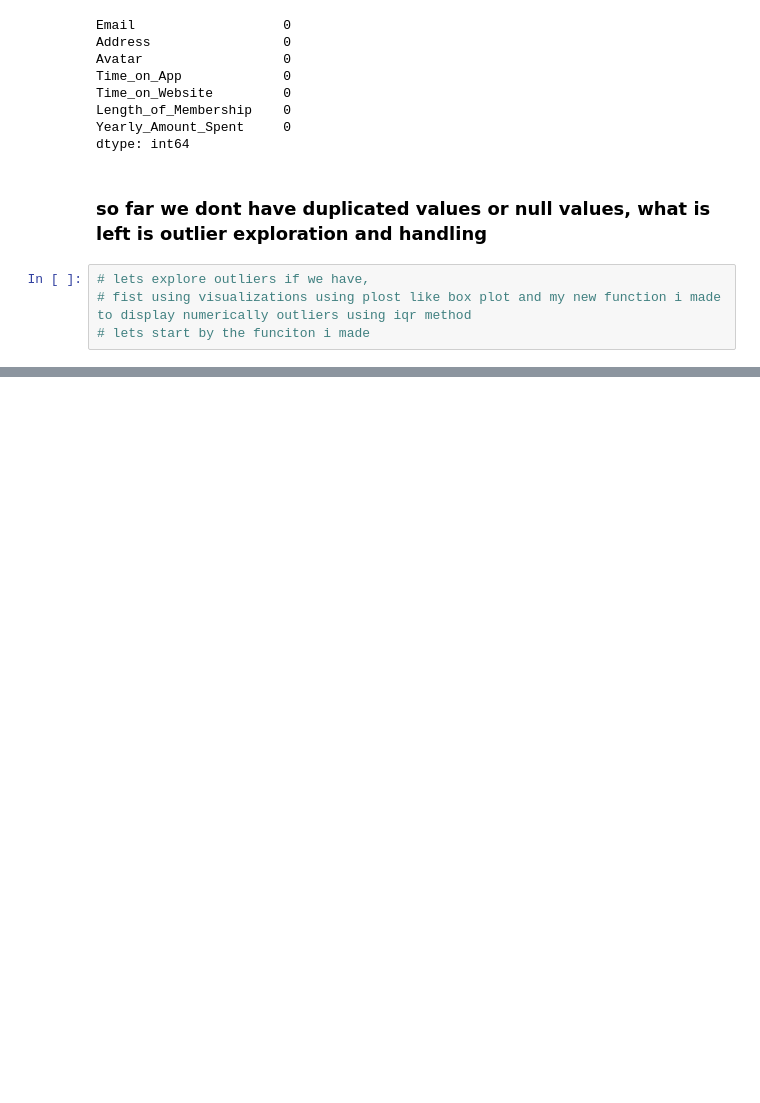
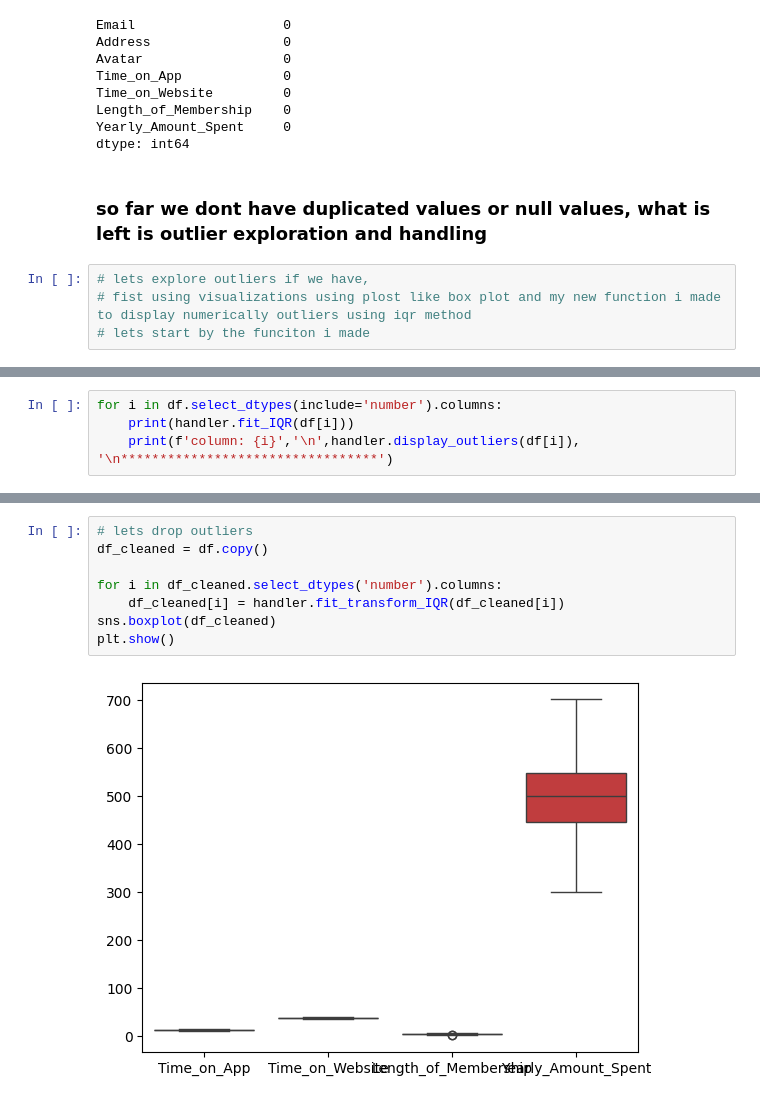
Before and after one commit to bosshussien/Ecommerce-Customer-Segmentation, a Jupyter notebook: DataPreprocessing.ipynb, the cells around one changed output, grey strips where cells are left out. Cells and saved outputs as stored; diff of their text form; blank space fills up the shorter version.

```diff
--- a/DataPreprocessing.ipynb
+++ b/DataPreprocessing.ipynb
@@ -100,3 +102,7 @@ handler.display_outliers(df['Yearly_Amount_Spent'])
 368 : 708.94
 415 : 275.92
 ([725.58, 765.52, 744.22, 712.4, 708.94], [256.67, 282.47, 266.09, 275.92])
+# %%
+for i in df.select_dtypes(include='number').columns:
+    print(handler.fit_IQR(df[i]))
+    print(f'column: {i}','\n',handler.display_outliers(df[i]), '\n*********************************')
@@ -102,0 +133,10 @@ handler.display_outliers(df['Yearly_Amount_Spent'])
+# %%
+# lets drop outliers
+df_cleaned = df.copy()
+
+for i in df_cleaned.select_dtypes('number').columns:
+    df_cleaned[i] = handler.fit_transform_IQR(df_cleaned[i])
+sns.boxplot(df_cleaned)
+plt.show()
+# %% [output]
+[figure, added]
```
Also changed, not shown: parts of 8 cells of this notebook.
